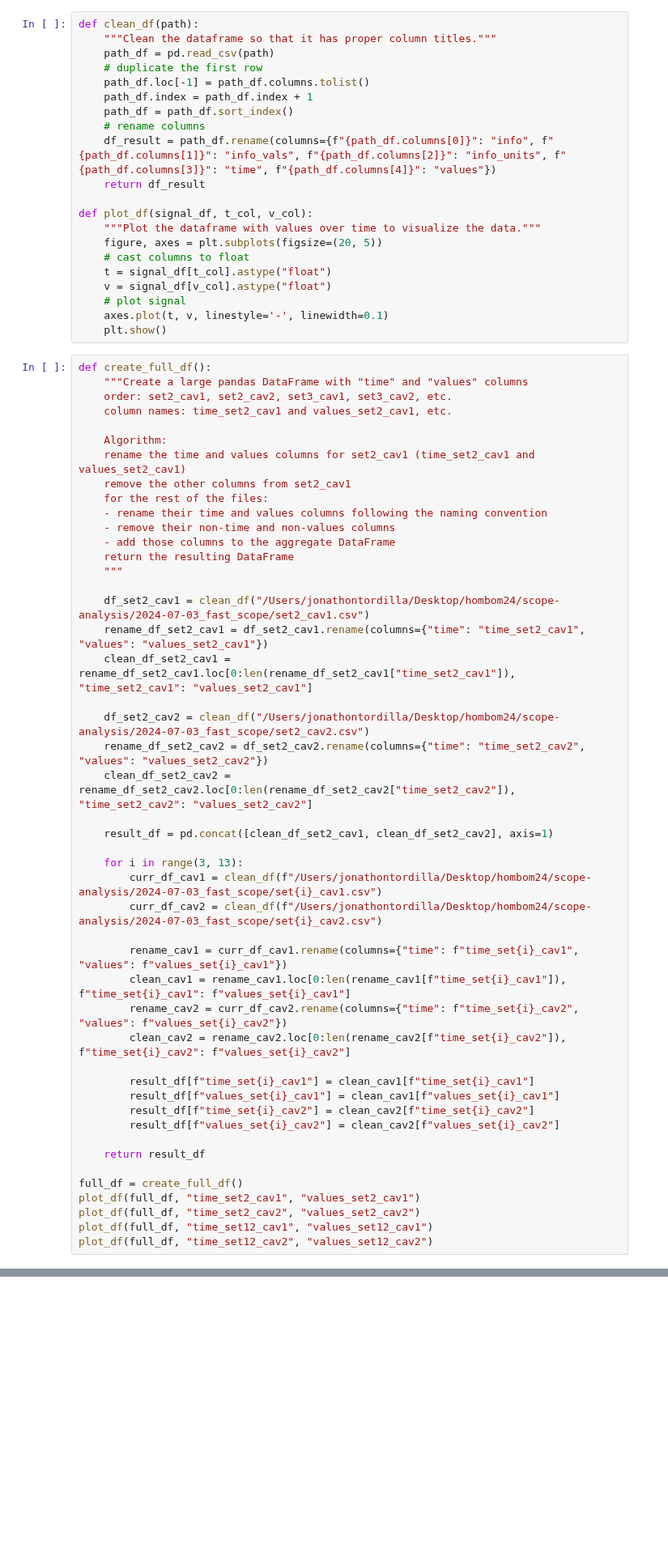
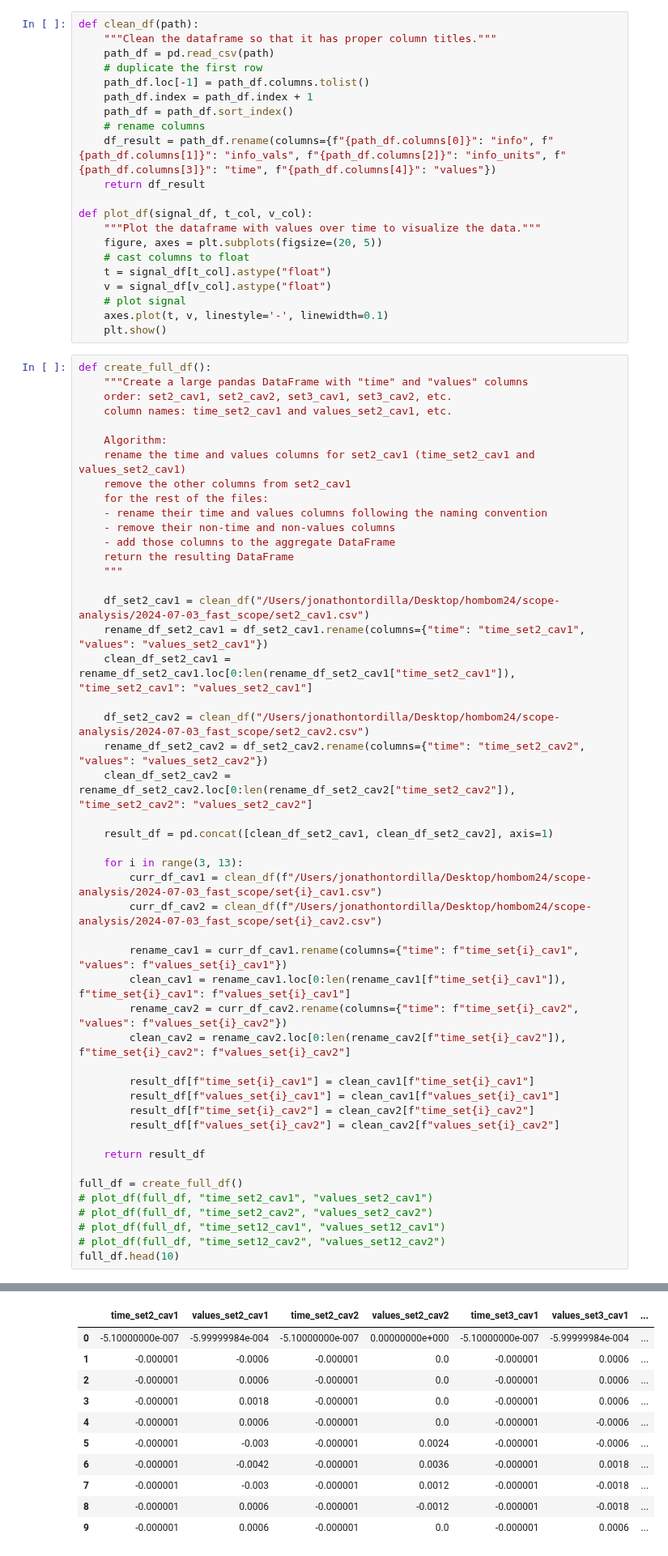
Before and after one commit to jpgtordilla/hombom24, a Jupyter notebook: scope-analysis/scope_data_processing.ipynb, the cells around one changed output, grey strips where cells are left out. Shown at 81% size. Cells and saved outputs as stored; diff of their text form; blank space fills up the shorter version.

```diff
--- a/scope-analysis/scope_data_processing.ipynb
+++ b/scope-analysis/scope_data_processing.ipynb
@@ -65,8 +66,9 @@ def create_full_df():
     return result_df
 
 full_df = create_full_df()
-plot_df(full_df, "time_set2_cav1", "values_set2_cav1")
-plot_df(full_df, "time_set2_cav2", "values_set2_cav2")
-plot_df(full_df, "time_set12_cav1", "values_set12_cav1")
-plot_df(full_df, "time_set12_cav2", "values_set12_cav2")
+# plot_df(full_df, "time_set2_cav1", "values_set2_cav1")
+# plot_df(full_df, "time_set2_cav2", "values_set2_cav2")
+# plot_df(full_df, "time_set12_cav1", "values_set12_cav1")
+# plot_df(full_df, "time_set12_cav2", "values_set12_cav2")
+full_df.head(10)
 # %% [output]
@@ -76,0 +75,11 @@ plot_df(full_df, "time_set12_cav2", "values_set12_cav2")
+|  | time_set2_cav1 | values_set2_cav1 | time_set2_cav2 | values_set2_cav2 | time_set3_cav1 | values_set3_cav1 | ... |
+| 0 | -5.10000000e-007 | -5.99999984e-004 | -5.10000000e-007 | 0.00000000e+000 | -5.10000000e-007 | -5.99999984e-004 | ... |
+| 1 | -0.000001 | -0.0006 | -0.000001 | 0.0 | -0.000001 | 0.0006 | ... |
+| 2 | -0.000001 | 0.0006 | -0.000001 | 0.0 | -0.000001 | 0.0006 | ... |
+| 3 | -0.000001 | 0.0018 | -0.000001 | 0.0 | -0.000001 | 0.0006 | ... |
+| 4 | -0.000001 | 0.0006 | -0.000001 | 0.0 | -0.000001 | -0.0006 | ... |
+| 5 | -0.000001 | -0.003 | -0.000001 | 0.0024 | -0.000001 | -0.0006 | ... |
+| 6 | -0.000001 | -0.0042 | -0.000001 | 0.0036 | -0.000001 | 0.0018 | ... |
+| 7 | -0.000001 | -0.003 | -0.000001 | 0.0012 | -0.000001 | -0.0018 | ... |
+| 8 | -0.000001 | 0.0006 | -0.000001 | -0.0012 | -0.000001 | -0.0018 | ... |
+| 9 | -0.000001 | 0.0006 | -0.000001 | 0.0 | -0.000001 | 0.0006 | ... |
```
Also changed, not shown: parts of 4 cells of this notebook, 1 other file.
